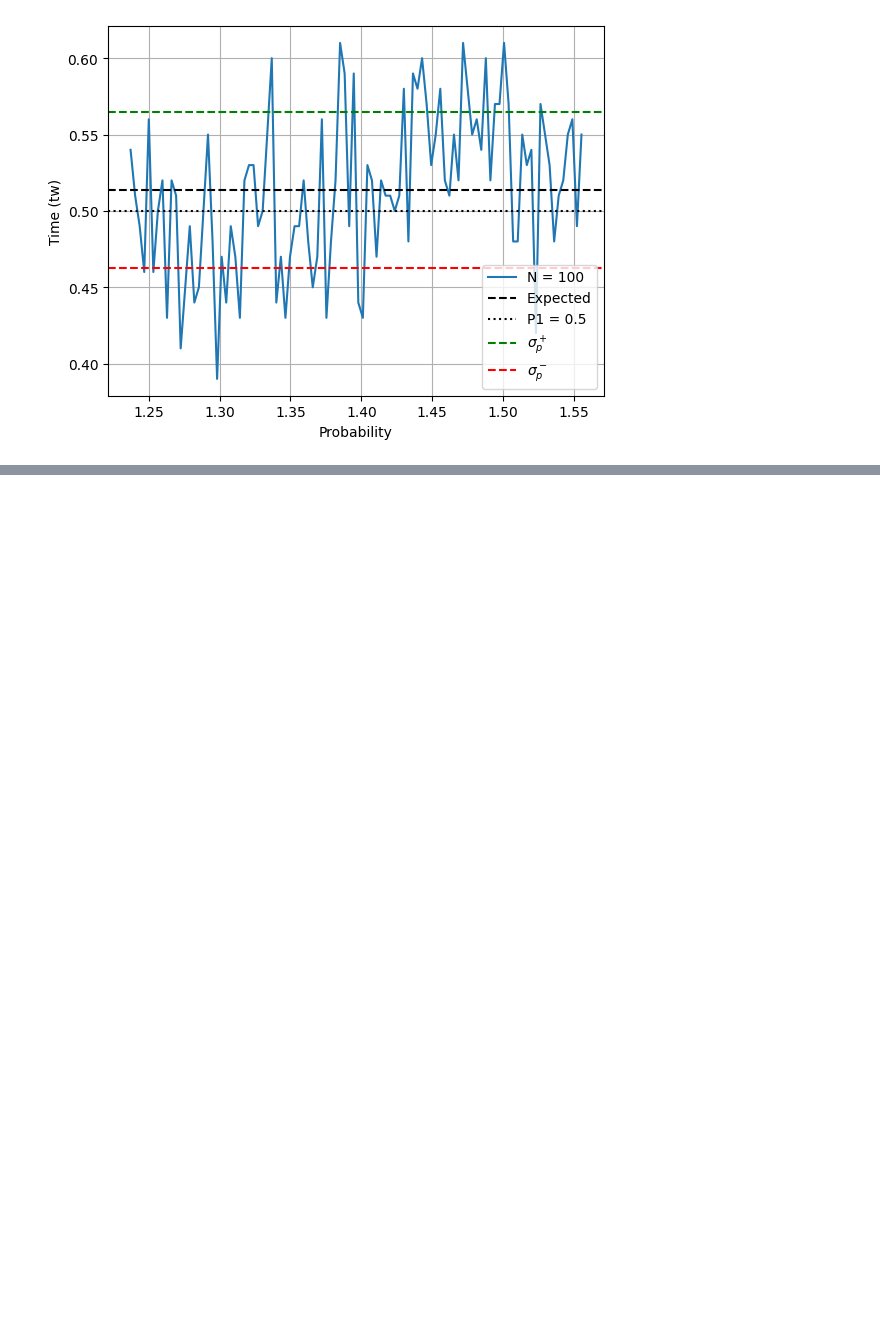
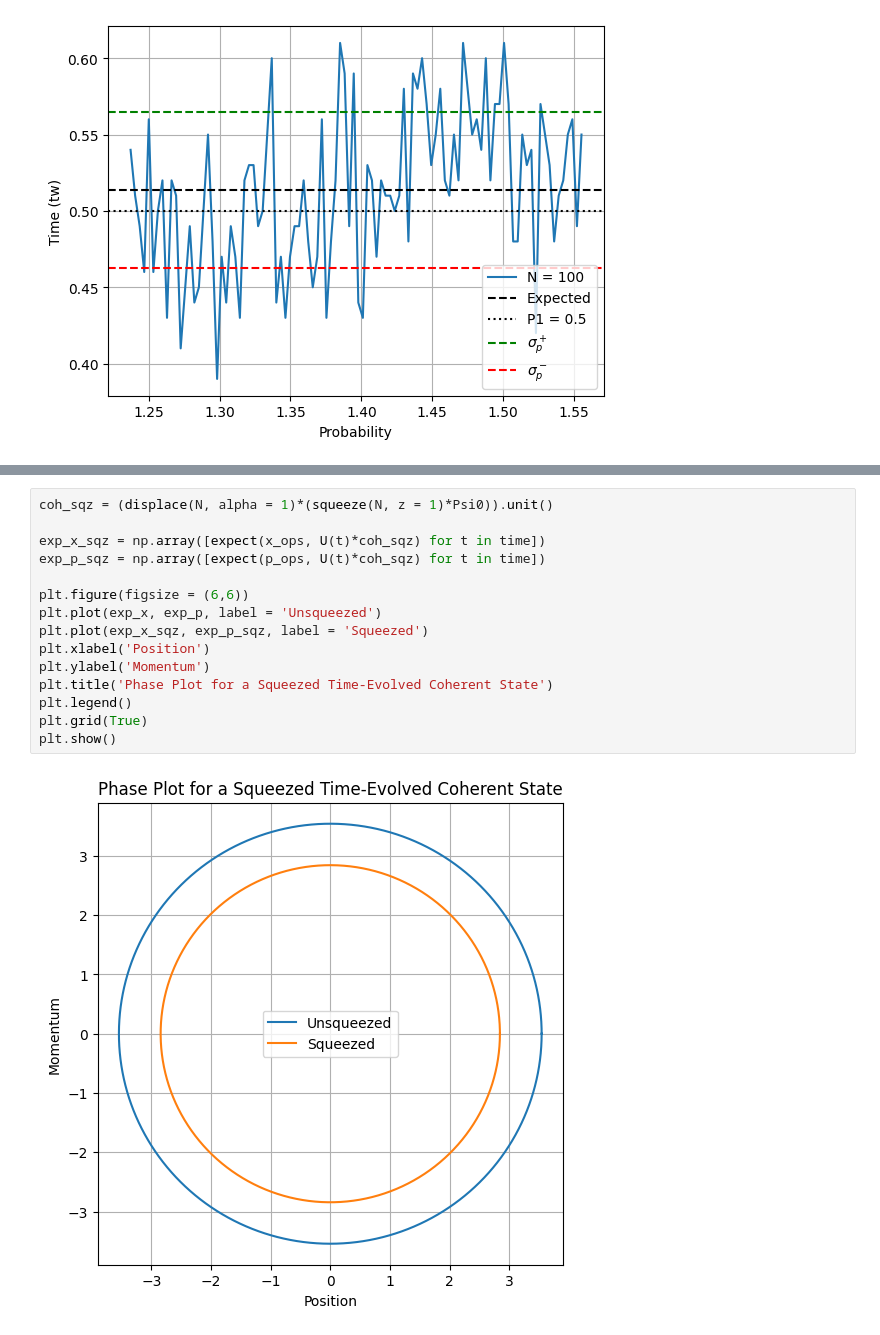
Before and after one commit to shashankd95/QuTipSimulations, a Jupyter notebook: QST_Stats2.ipynb, the cells around one changed output, grey strips where cells are left out. Saved outputs shown, nothing was run; the diff lists cells and outputs as text; blank space fills up the shorter version.

```diff
--- a/QST_Stats2.ipynb
+++ b/QST_Stats2.ipynb
@@ -213,0 +270,17 @@ plt.show()
+# %%
+coh_sqz = (displace(N, alpha = 1)*(squeeze(N, z = 1)*Psi0)).unit()
+
+exp_x_sqz = np.array([expect(x_ops, U(t)*coh_sqz) for t in time])
+exp_p_sqz = np.array([expect(p_ops, U(t)*coh_sqz) for t in time])
+
+plt.figure(figsize = (6,6))
+plt.plot(exp_x, exp_p, label = 'Unsqueezed')
+plt.plot(exp_x_sqz, exp_p_sqz, label = 'Squeezed')
+plt.xlabel('Position')
+plt.ylabel('Momentum')
+plt.title('Phase Plot for a Squeezed Time-Evolved Coherent State')
+plt.legend()
+plt.grid(True)
+plt.show()
+# %% [output]
+[figure, added]
```
Also changed, not shown: parts of 8 cells of this notebook.
